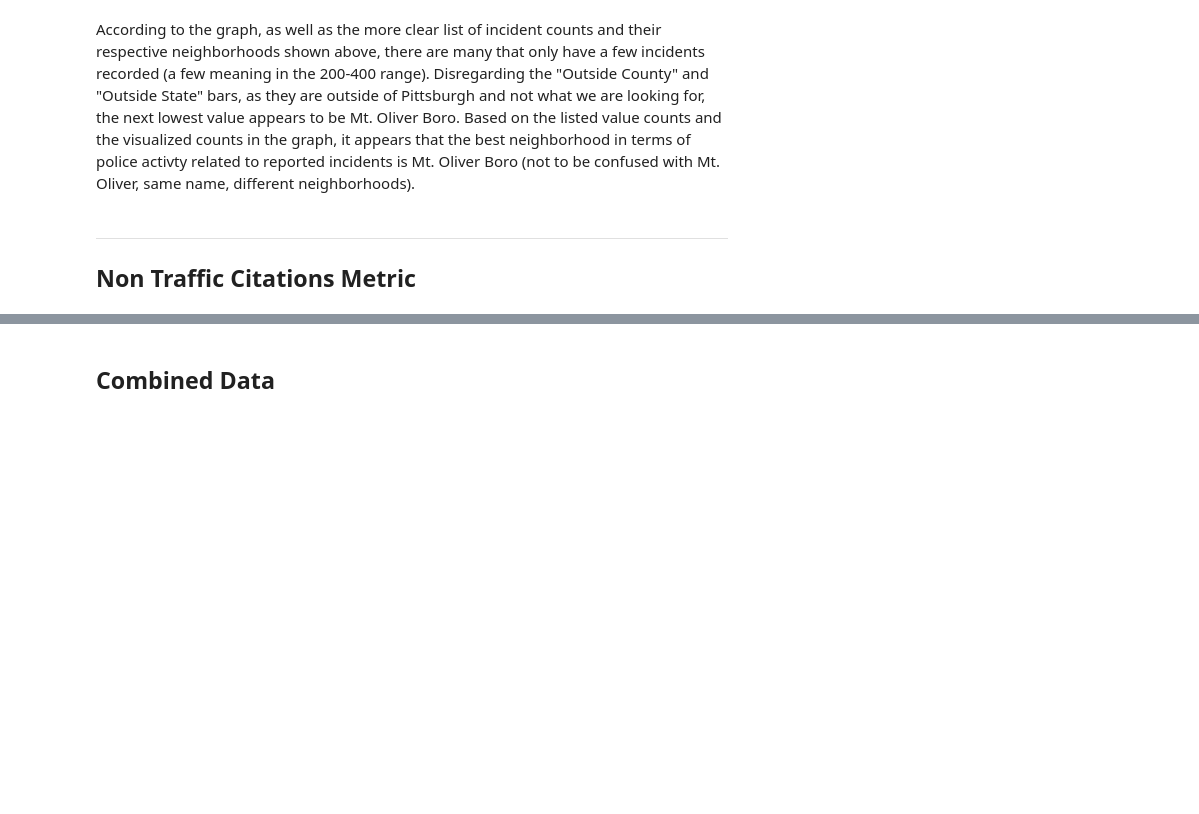
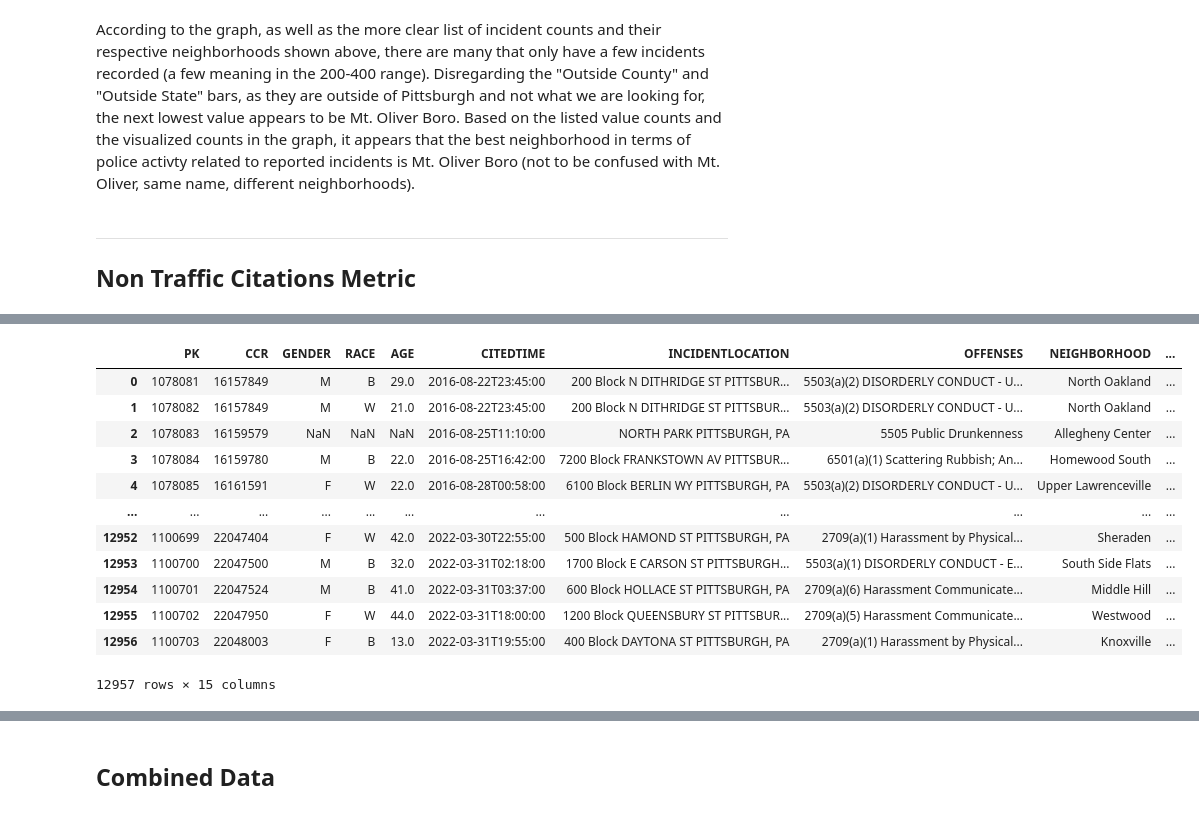
Before and after one commit to cdornn/Big-Ideas-Final-Project, a Jupyter notebook: group_notebook.ipynb, the cells around one changed output, grey strips where cells are left out. Saved outputs shown, nothing was run; the diff lists cells and outputs as text; code cells hidden in the pictures; blank space fills up the shorter version.

```diff
--- a/group_notebook.ipynb
+++ b/group_notebook.ipynb
@@ -232,0 +253,17 @@ According to the graph, as well as the more clear list of incident counts and th
+# %%
+nonTracficCitation = pd.read_csv('https://data.wprdc.org/datastore/dump/6b11e87d-1216-463d-bbd3-37460e539d86')
+display(nonTracficCitation)
+# %% [output]
+|  | PK | CCR | GENDER | RACE | AGE | CITEDTIME | INCIDENTLOCATION | OFFENSES | NEIGHBORHOOD | ... |
+| 0 | 1078081 | 16157849 | M | B | 29.0 | 2016-08-22T23:45:00 | 200 Block N DITHRIDGE ST PITTSBUR... | 5503(a)(2) DISORDERLY CONDUCT - U... | North Oakland | ... |
+| 1 | 1078082 | 16157849 | M | W | 21.0 | 2016-08-22T23:45:00 | 200 Block N DITHRIDGE ST PITTSBUR... | 5503(a)(2) DISORDERLY CONDUCT - U... | North Oakland | ... |
+| 2 | 1078083 | 16159579 | NaN | NaN | NaN | 2016-08-25T11:10:00 | NORTH PARK PITTSBURGH, PA | 5505 Public Drunkenness | Allegheny Center | ... |
+| 3 | 1078084 | 16159780 | M | B | 22.0 | 2016-08-25T16:42:00 | 7200 Block FRANKSTOWN AV PITTSBUR... | 6501(a)(1) Scattering Rubbish; An... | Homewood South | ... |
+| 4 | 1078085 | 16161591 | F | W | 22.0 | 2016-08-28T00:58:00 | 6100 Block BERLIN WY PITTSBURGH, PA | 5503(a)(2) DISORDERLY CONDUCT - U... | Upper Lawrenceville | ... |
+| ... | ... | ... | ... | ... | ... | ... | ... | ... | ... | ... |
+| 12952 | 1100699 | 22047404 | F | W | 42.0 | 2022-03-30T22:55:00 | 500 Block HAMOND ST PITTSBURGH, PA | 2709(a)(1) Harassment by Physical... | Sheraden | ... |
+| 12953 | 1100700 | 22047500 | M | B | 32.0 | 2022-03-31T02:18:00 | 1700 Block E CARSON ST PITTSBURGH... | 5503(a)(1) DISORDERLY CONDUCT - E... | South Side Flats | ... |
+| 12954 | 1100701 | 22047524 | M | B | 41.0 | 2022-03-31T03:37:00 | 600 Block HOLLACE ST PITTSBURGH, PA | 2709(a)(6) Harassment Communicate... | Middle Hill | ... |
+| 12955 | 1100702 | 22047950 | F | W | 44.0 | 2022-03-31T18:00:00 | 1200 Block QUEENSBURY ST PITTSBUR... | 2709(a)(5) Harassment Communicate... | Westwood | ... |
+| 12956 | 1100703 | 22048003 | F | B | 13.0 | 2022-03-31T19:55:00 | 400 Block DAYTONA ST PITTSBURGH, PA | 2709(a)(1) Harassment by Physical... | Knoxville | ... |
+12957 rows × 15 columns
```
Also changed, not shown: parts of 7 cells of this notebook.
